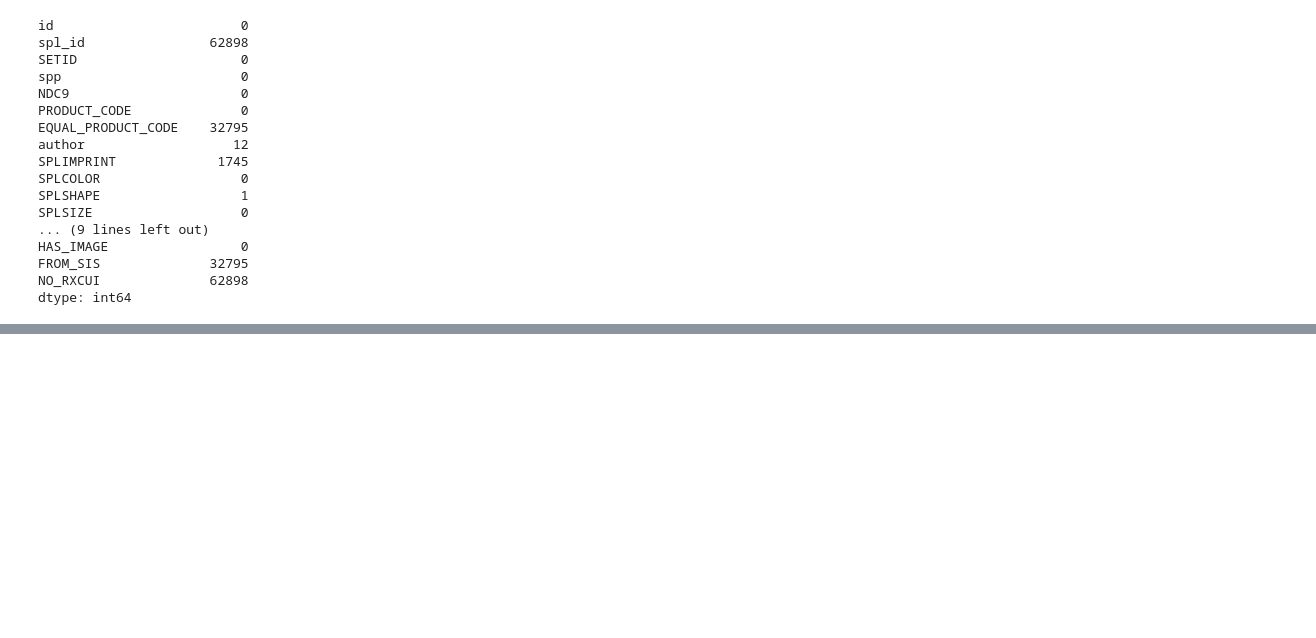
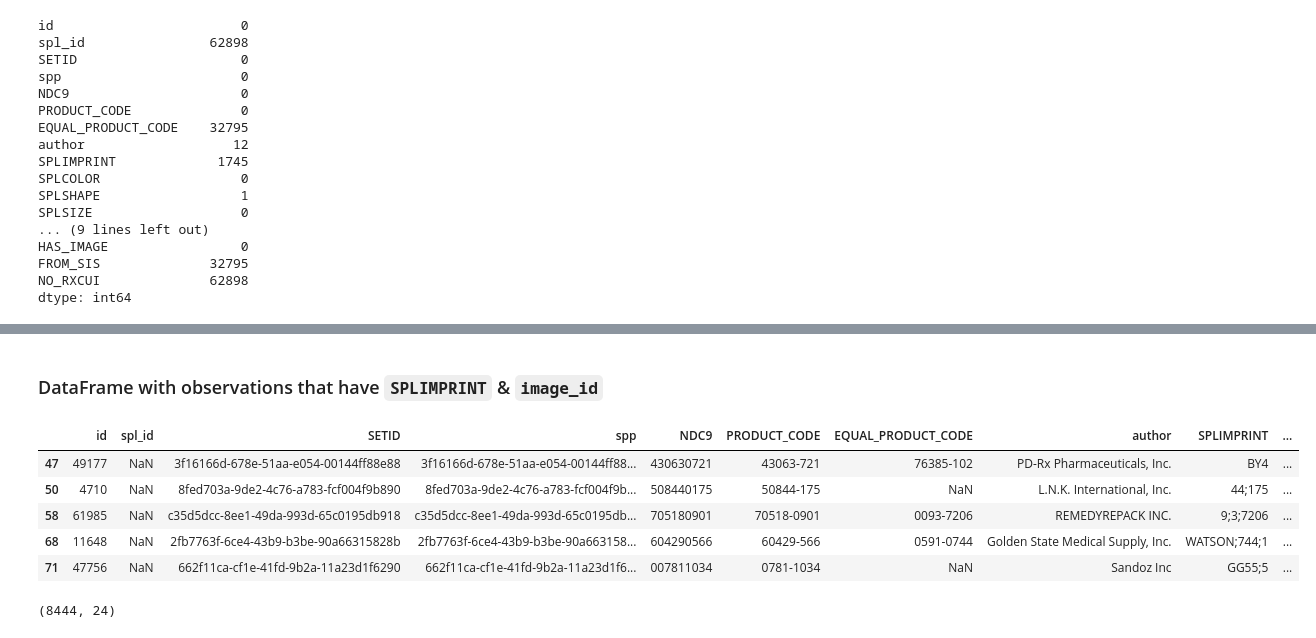
Before and after one commit to labs12-rxid/DS, a Jupyter notebook: pill_id_test.ipynb, the cells around one changed output, grey strips where cells are left out. Saved outputs shown, nothing was run; the diff lists cells and outputs as text; code cells hidden in the pictures; blank space fills up the shorter version.

Commit message:
More wrangling for data of National Library of Medicine

```diff
--- a/pill_id_test.ipynb
+++ b/pill_id_test.ipynb
@@ -101,0 +194,17 @@ dtype: int64
+# %% [markdown]
+### DataFrame with observations that have `SPLIMPRINT` & `image_id`
+# %%
+df_img = df1[(df1.SPLIMPRINT.notnull()) & (df1.image_id.notnull())]
+df_img.head()
+# %% [output]
+|  | id | spl_id | SETID | spp | NDC9 | PRODUCT_CODE | EQUAL_PRODUCT_CODE | author | SPLIMPRINT | ... |
+| 47 | 49177 | NaN | 3f16166d-678e-51aa-e054-00144ff88e88 | 3f16166d-678e-51aa-e054-00144ff88... | 430630721 | 43063-721 | 76385-102 | PD-Rx Pharmaceuticals, Inc. | BY4 | ... |
+| 50 | 4710 | NaN | 8fed703a-9de2-4c76-a783-fcf004f9b890 | 8fed703a-9de2-4c76-a783-fcf004f9b... | 508440175 | 50844-175 | NaN | L.N.K. International, Inc. | 44;175 | ... |
+| 58 | 61985 | NaN | c35d5dcc-8ee1-49da-993d-65c0195db918 | c35d5dcc-8ee1-49da-993d-65c0195db... | 705180901 | 70518-0901 | 0093-7206 | REMEDYREPACK INC. | 9;3;7206 | ... |
+| 68 | 11648 | NaN | 2fb7763f-6ce4-43b9-b3be-90a66315828b | 2fb7763f-6ce4-43b9-b3be-90a663158... | 604290566 | 60429-566 | 0591-0744 | Golden State Medical Supply, Inc. | WATSON;744;1 | ... |
+| 71 | 47756 | NaN | 662f11ca-cf1e-41fd-9b2a-11a23d1f6290 | 662f11ca-cf1e-41fd-9b2a-11a23d1f6... | 007811034 | 0781-1034 | NaN | Sandoz Inc | GG55;5 | ... |
+# %%
+# 8,444 observations with SPLIMPRINT & having image
+df_img.shape
+# %% [output]
+(8444, 24)
```
Also changed, not shown: parts of 16 cells of this notebook.
